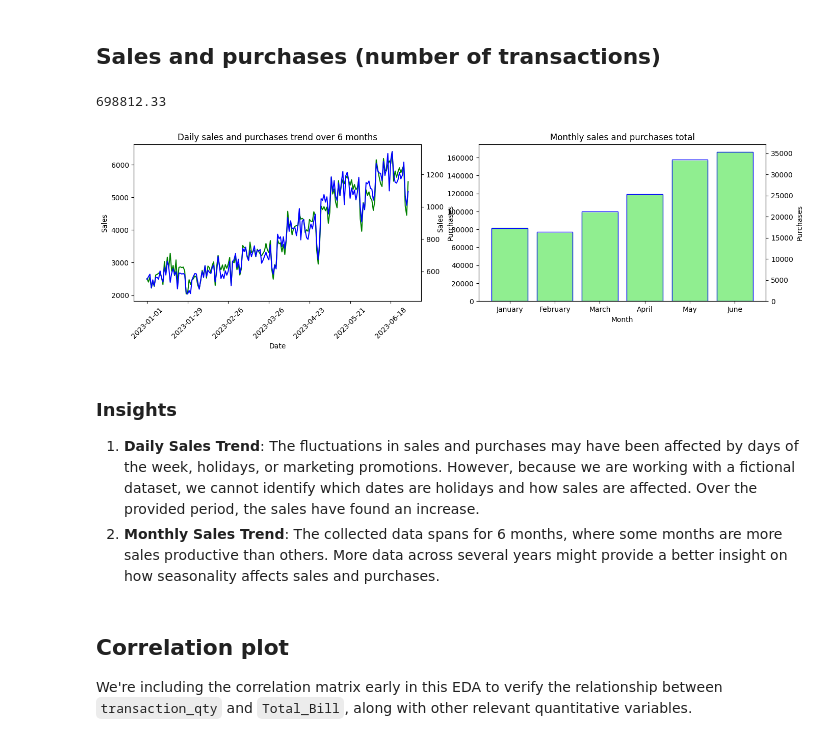
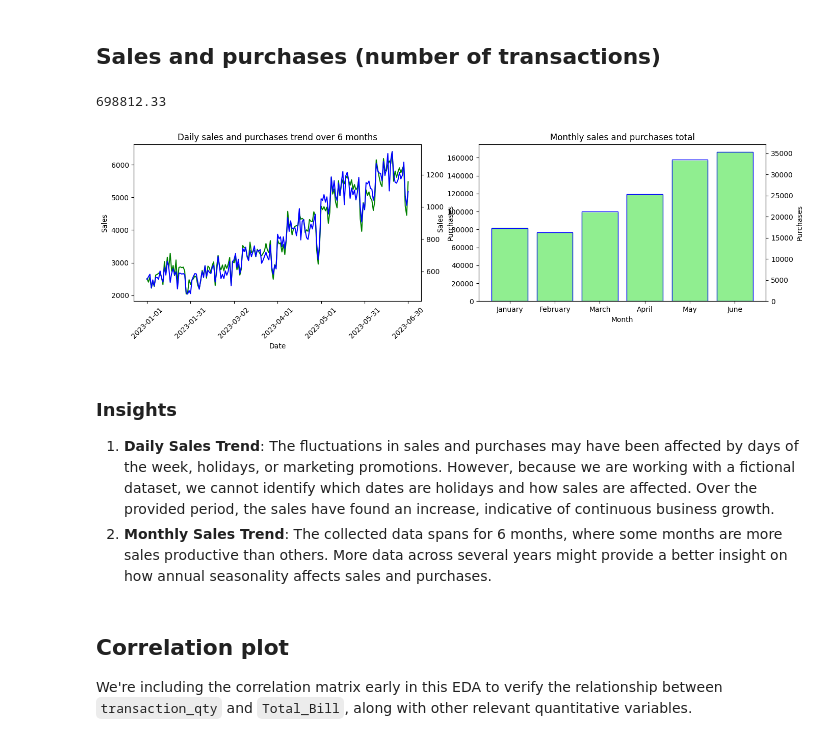
Before and after one commit to mlcuadra1/Coffee-Shop-EDA, a Jupyter notebook: notebooks/eda.ipynb, the cells around one changed output. Cells and saved outputs as stored; diff of their text form; code cells hidden in the pictures.

```diff
--- a/notebooks/eda.ipynb
+++ b/notebooks/eda.ipynb
@@ -88,39 +88,39 @@ monthly_purchase = monthly_purchase.reindex(index=['January', 'February', 'March
 
 print(monthly_sales.values.sum())
 
 # Plotting the trends
 
 fig, (ax0, ax2) = plt.subplots(1, 2, figsize=figsize1_2)
 ax1 = ax0.twinx()
 ax0.plot(daily_sales.index.values, daily_sales, color='green')
 ax1.plot(daily_purchase.index.values, daily_purchase, color='blue')
 
 # Formatting x-axis labels for daily data
-ax0.set_xticks(ax0.get_xticks()[::28])  # Show only every 7th label (weekly)
+ax0.set_xticks(ax0.get_xticks()[::30])  # Show only every 7th label (weekly)
 ax0.xaxis.set_tick_params(rotation=45)  # Rotate and adjust size for readability
 ax0.set_xlabel('Date')
 ax0.set_ylabel('Sales')
 ax1.set_ylabel('Purchases')
 ax0.set_title('Daily sales and purchases trend over 6 months')
 
 ax3 = ax2.twinx()
 ax2.bar(monthly_sales.index.values, monthly_sales, color='lightgreen', edgecolor='lightgreen')
 ax3.bar(monthly_purchase.index.values, monthly_purchase, color='none', edgecolor='blue')
 
 ax2.set_xlabel('Month')
 ax2.set_ylabel('Sales')
 ax3.set_ylabel('Purchases')
 ax2.set_title('Monthly sales and purchases total')
 
 plt.title
 plt.show()
 # %% [output]
 698812.33
-[figure, old version]
+[figure, new version]
 # %% [markdown]
 ### Insights
-1. **Daily Sales Trend**: The fluctuations in sales and purchases may have been affected by days of the week, holidays, or marketing promotions. However, because we are working with a fictional dataset, we cannot identify which dates are holidays and how sales are affected. Over the provided period, the sales have found an increase.
-2. **Monthly Sales Trend**: The collected data spans for 6 months, where some months are more sales productive than others. More data across several years might provide a better insight on how seasonality affects sales and purchases.
+1. **Daily Sales Trend**: The fluctuations in sales and purchases may have been affected by days of the week, holidays, or marketing promotions. However, because we are working with a fictional dataset, we cannot identify which dates are holidays and how sales are affected. Over the provided period, the sales have found an increase, indicative of continuous business growth.
+2. **Monthly Sales Trend**: The collected data spans for 6 months, where some months are more sales productive than others. More data across several years might provide a better insight on how annual seasonality affects sales and purchases.
 # %% [markdown]
 ## Correlation plot
 We're including the correlation matrix early in this EDA to verify the relationship between `transaction_qty` and `Total_Bill`, along with other relevant quantitative variables.
```
Also changed, not shown: parts of 8 cells of this notebook.
